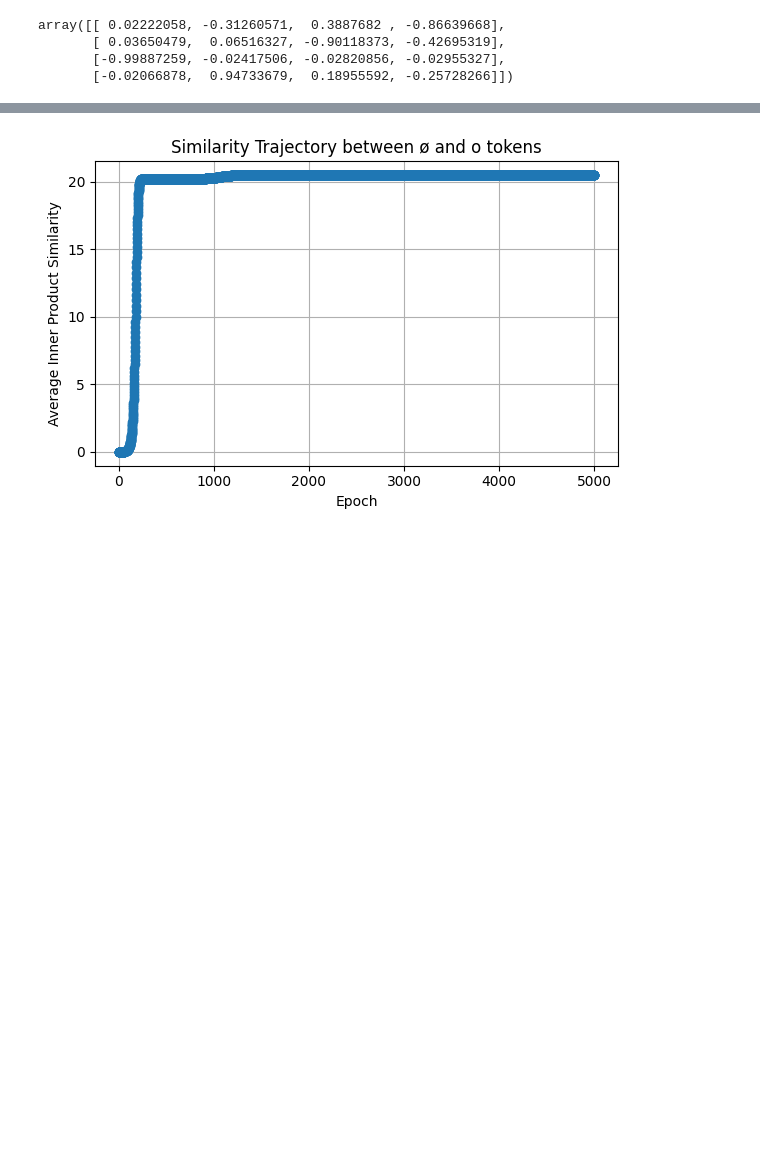
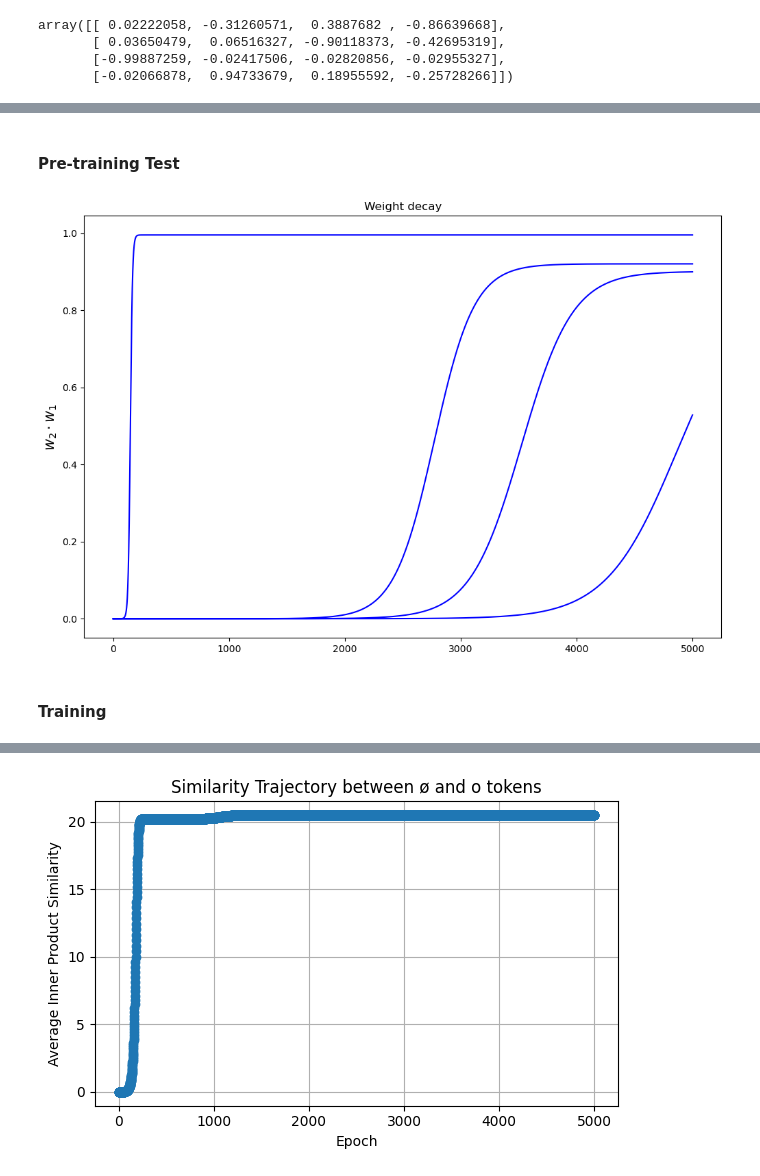
Before and after one commit to Frankalexej/aele, a Jupyter notebook: aele_3.ipynb, the cells around one changed output, grey strips where cells are left out. Cells and saved outputs as stored; diff of their text form; code cells hidden in the pictures; blank space fills up the shorter version.

```diff
--- a/aele_3.ipynb
+++ b/aele_3.ipynb
@@ -402,3 +420,58 @@ plot_2d_projection_with_principal_axes(data_train, labels_train, dim_x=2, dim_y=
+# %% [markdown]
+#### Pre-training Test
+# %%
+# set parameters
+num_samples = sum(sizes_train)
+epochs = 5000
+lr = 0.0005
+reg_param = 0.5
+var_param = 0.5
+reg = [0.0, reg_param, 0.0]
+var = [0.0, 0.0, var_param]
+num_trials = 2
+hidden_dim = 2
+
+recorded_models = []
+
+# convert to pytorch tensors
+input_data = torch.from_numpy(data_train).float()
+
+# set seed
+np.random.seed(123)
+torch.manual_seed(321)
+
+# train autoencoder networks
+# for t in range(num_trials):
+
+# create dynamics plot
+slices = (0, 1, 2, 3)
+fig, ax1 = plt.subplots(1, 1, figsize=(12, 8), sharey='row', sharex='col')
+# axes = [ax1, ax2]
+
+w0 = 1e-7
+theoretical_dynamics_reg = theoretical_learning_dynamics(
+                                data_train,
+                                data_train,
+                                n_epoch=epochs, lr=lr, var=0,
+                                reg=reg_param, u0 = w0)
+
+# plot simulated dynamics
+x_p = np.arange(0, epochs+1, 1)
+rangestart = 0
+ax1.plot(theoretical_dynamics_reg[:, slices], c='blue',
+         label='Theory ($\gamma = 0$)')
+
+
+# set plot titles and axis labels
+ax1.set_ylabel('$w_2 \cdot w_1$', fontsize=15)
+ax1.set_title('Weight decay')
+# ax2.yaxis.set_label_position('right')
+# ax2.set_ylabel('MNIST')
+plt.show()
+# %% [output]
+[figure, added]
+# %% [markdown]
+#### Training
 # %%
 # set parameters
 num_samples = sum(sizes_train)
```
Also changed, not shown: parts of 74 cells of this notebook.
